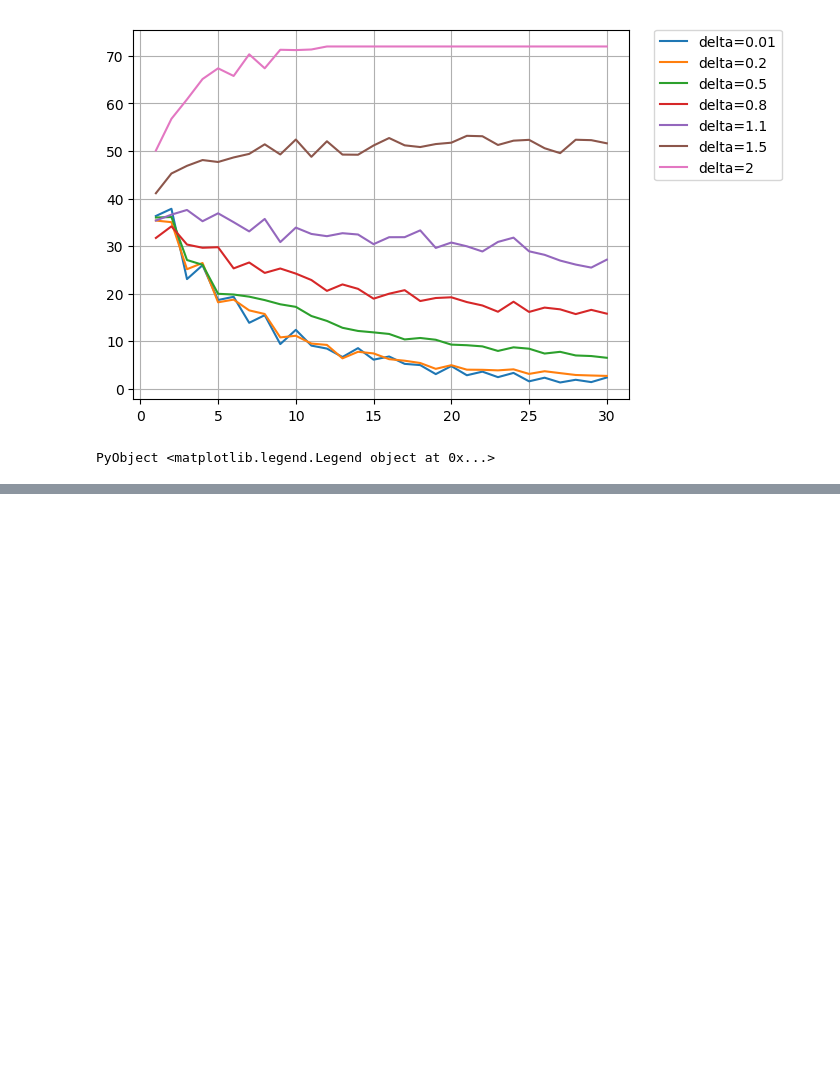
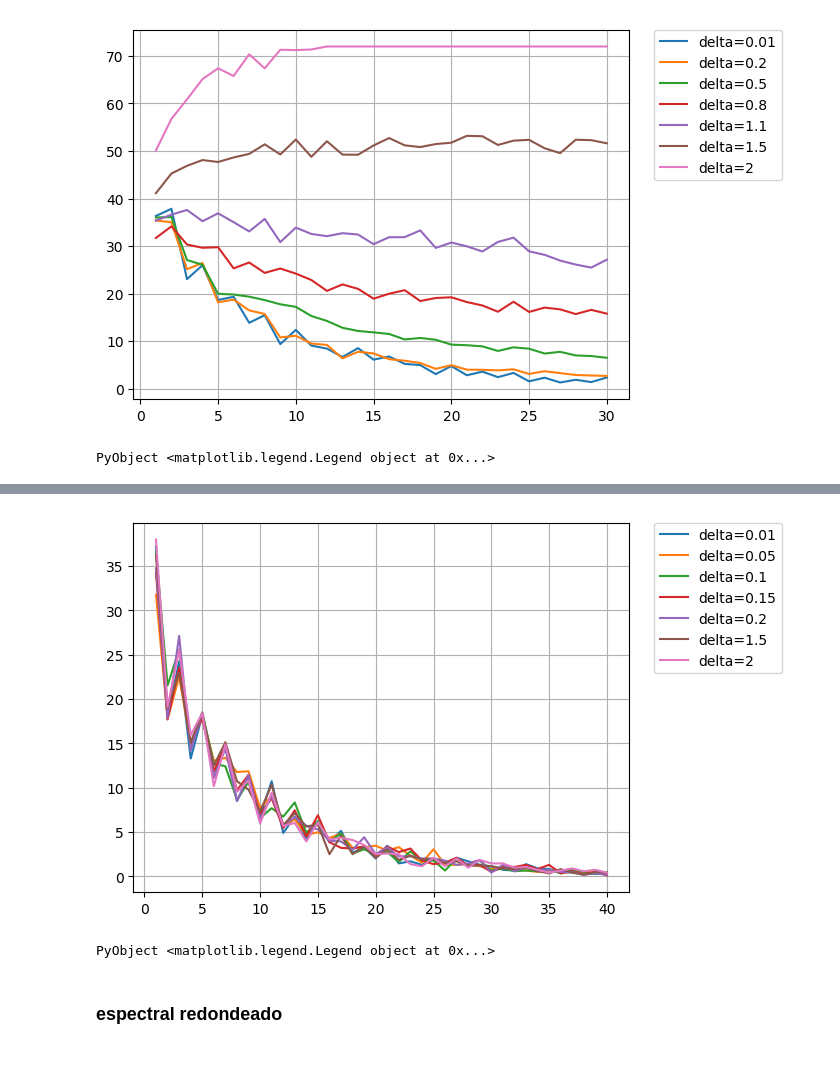
Before and after one commit to Zlinki/MasterThesis, a Jupyter notebook: ErrorvsObservaciones.ipynb, the cells around one changed output, grey strips where cells are left out. Saved outputs shown, nothing was run; the diff lists cells and outputs as text; code cells hidden in the pictures; blank space fills up the shorter version.

```diff
--- a/ErrorvsObservaciones.ipynb
+++ b/ErrorvsObservaciones.ipynb
@@ -151,0 +200,25 @@ PyObject <matplotlib.legend.Legend object at 0x...>
+# %%
+tic()
+P = evaluarGraphLearningl262(0.7,0.3,0.01,true)
+for s in [0.05,0.1,0.15,0.2,1.5,2]
+    A = evaluarGraphLearningl262(0.7,0.3,s,true)
+    P = [P A]
+    println(s)
+end
+toc()
+# %%
+#8.3 min
+plot(1:1:40,P[1:40,1],label="delta=0.01")
+plot(1:1:40,P[1:40,2],label="delta=0.05")
+plot(1:1:40,P[1:40,3],label="delta=0.1")
+plot(1:1:40,P[1:40,4],label="delta=0.15")
+plot(1:1:40,P[1:40,5],label="delta=0.2")
+plot(1:1:40,P[1:40,6],label="delta=1.5")
+plot(1:1:40,P[1:40,7],label="delta=2")
+grid("on")
+legend(bbox_to_anchor=[1.05,1],loc=2,borderaxespad=0)
+# %% [output]
+[figure, added]
+PyObject <matplotlib.legend.Legend object at 0x...>
+# %% [markdown]
+<h3>espectral redondeado<h3>
```
Also changed, not shown: parts of 23 cells of this notebook.
